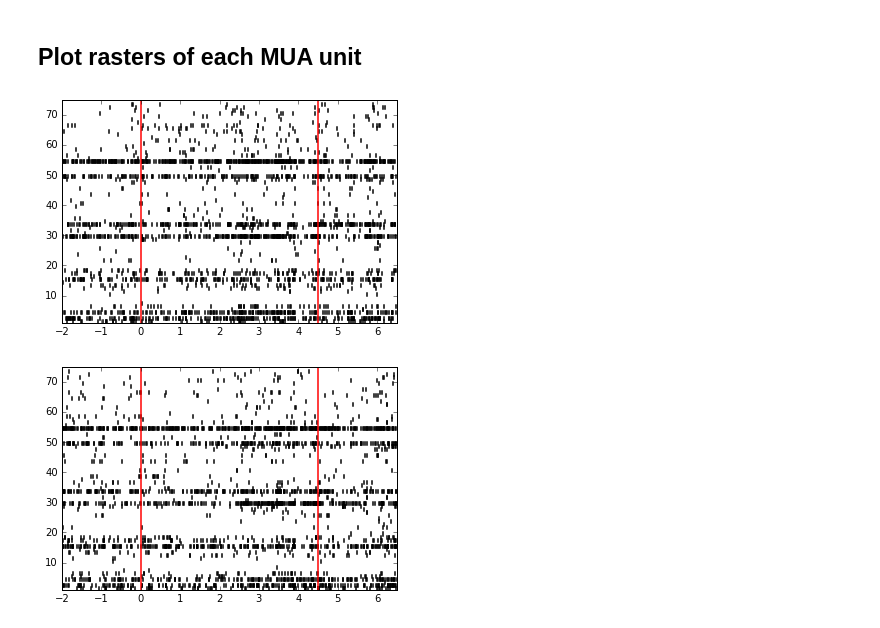
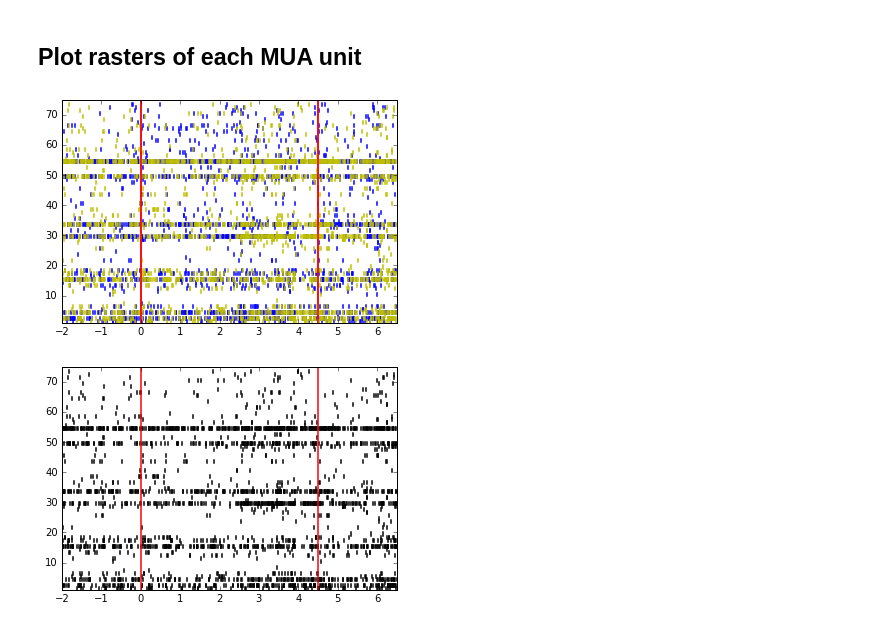
Before and after one commit to theilmbh/ephys-analysis, a Jupyter notebook: notebooks/quick_viz-emilyB1171.ipynb, the cells around one changed output. Cells and saved outputs as stored; diff of their text form; code cells hidden in the pictures.

```diff
--- a/notebooks/quick_viz-emilyB1171.ipynb
+++ b/notebooks/quick_viz-emilyB1171.ipynb
@@ -131,7 +131,7 @@ for clusterID in mua_cluster_ids:
 from ephys.spiketrains import get_spiketrain
 
 def plot_trial_raster_emily(spikes, trials, clusters, trialID,
-                            stim, period, rec, fs, plot_params=None, ax=None):
+                            stim, period, rec, fs, ax=None, **kwargs):
 
     stim_trials = trials[trials['stimulus']==stim]
     stim_recs = stim_trials['recording'].values
@@ -151,28 +151,23 @@ def plot_trial_raster_emily(spikes, trials, clusters, trialID,
     for clu in clusterIDs:
         sptrain = get_spiketrain(srec, stim_start, clu, spikes, window, fs)
         raster_data.append(sptrain)
-    if plot_params == None:
-        rasters.do_raster(raster_data, window, [0, stim_end_seconds], ax)
-    else:
-        rasters.do_raster(raster_data, window, [0, stim_end_seconds], ax,
-                  spike_linewidth=plot_params['spike_linewidth'],
-                  spike_color=plot_params['spike_color'],
-                  tick_linewidth=plot_params['tick_linewidth'],
-                  tick_color=plot_params['tick_color'])
+    rasters.do_raster(raster_data, window, [0, stim_end_seconds], ax, **kwargs)
 # %%
 %matplotlib inline
 cluster_group = ['Good', 'MUA']
 if cluster_group != None:
     mask = np.ones(len(clusters.index)) < 0
     for grp in cluster_group:
         mask = np.logical_or(mask, clusters['quality'] == grp)
 goodMUAclusters = clusters[mask]
 fig = plt.figure()
 ax = plt.gca()
-plot_trial_raster_emily(spikes, Activetrials, goodMUAclusters, 6, 'T40S40D3', [-2, 2], 0, fs, ax=ax)
+plot_trial_raster_emily(spikes, Activetrials, goodMUAclusters, 6, 'T40S40D3', [-2, 2], 0, fs, ax=ax, spike_color='b')
+plot_trial_raster_emily(spikes, Activetrials, goodMUAclusters, 6, 'T40S70D3', [-2, 2], 0, fs, ax=ax, spike_color='y')
+
 plt.show()
 # %% [output]
-[figure, old version]
+[figure, new version]
 # %%
 fig = plt.figure()
 ax = plt.gca()
```
Also changed, not shown: 1 other file.
